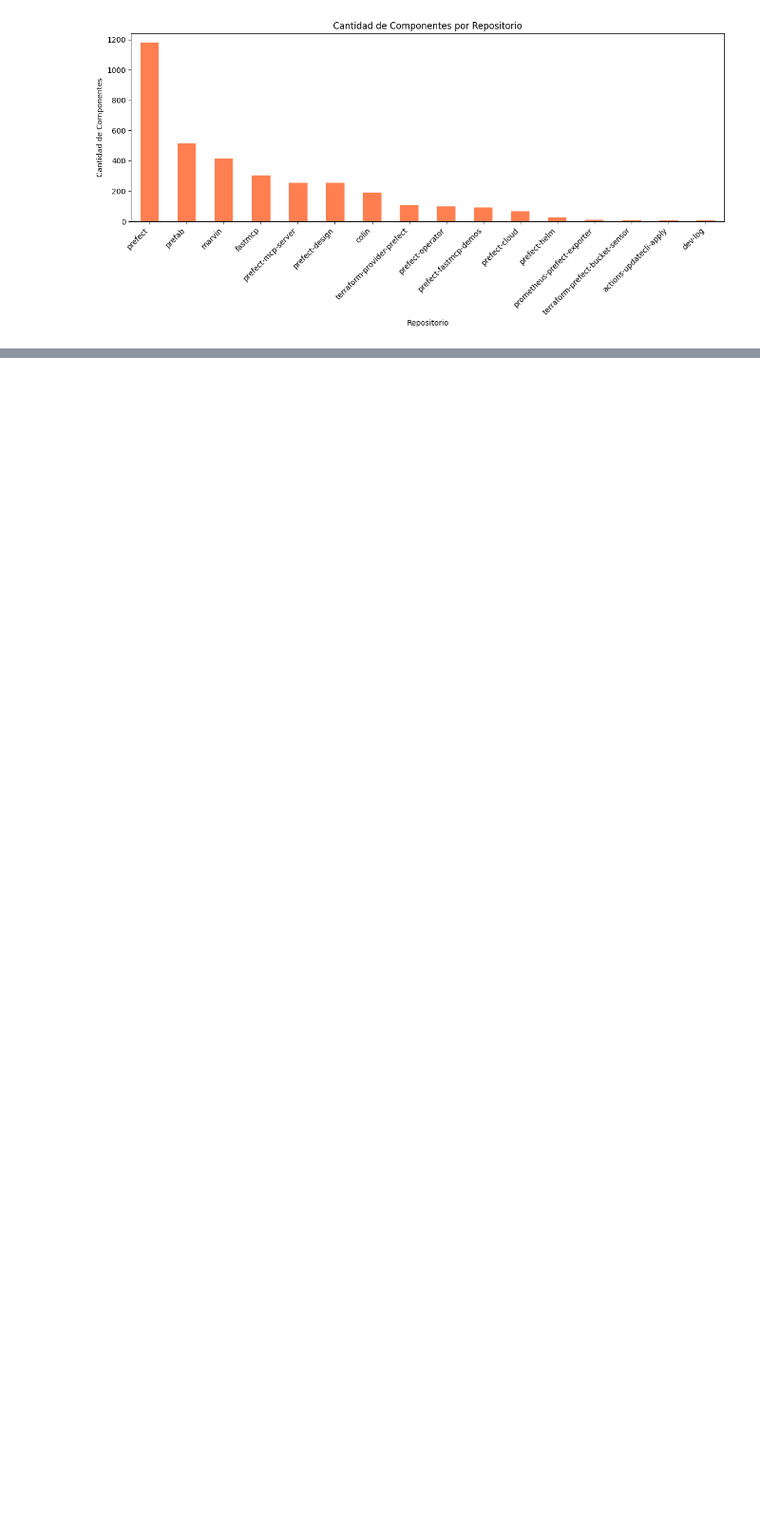
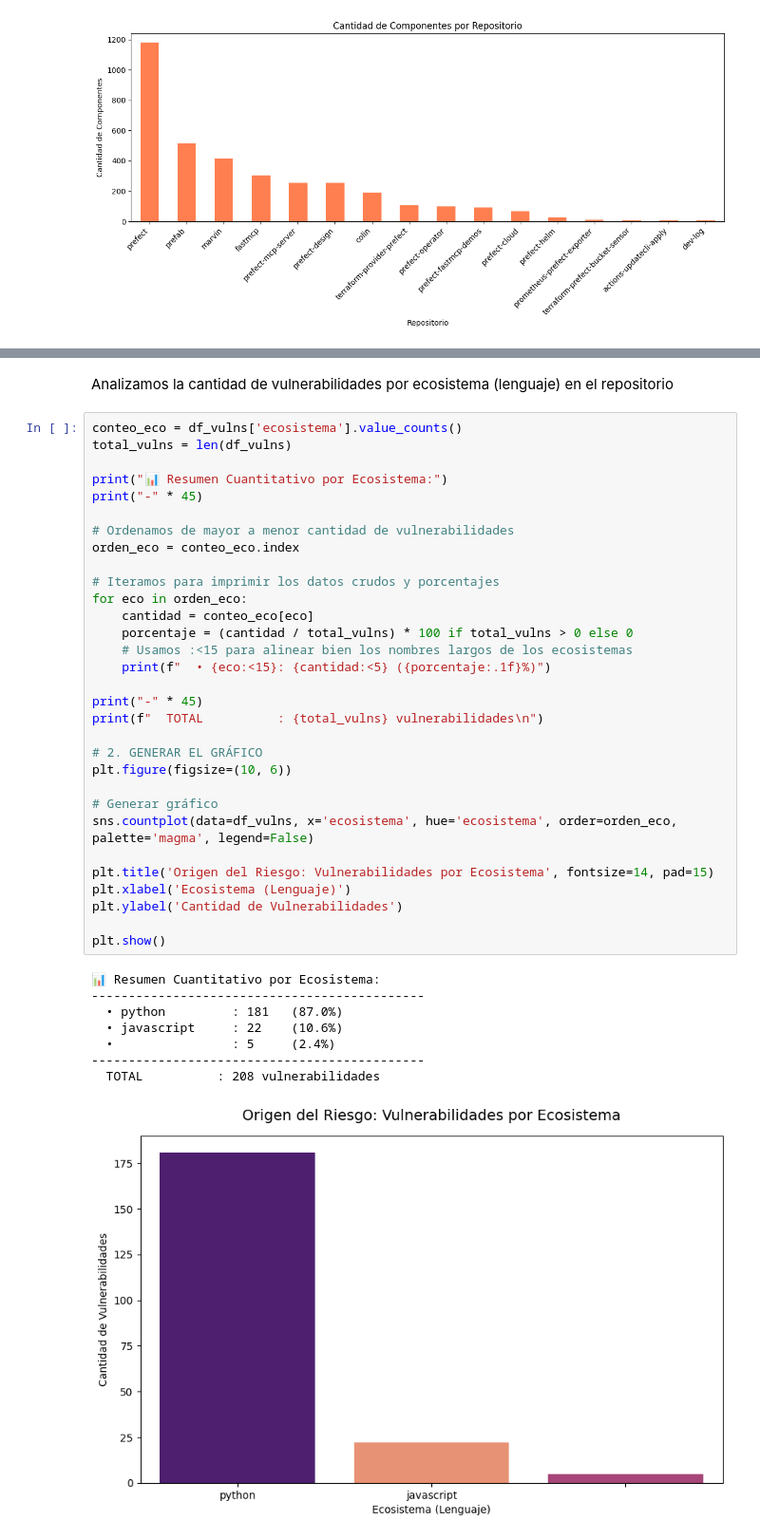
Before and after one commit to Fran416/Vulns-Analizer, a Jupyter notebook: notebooks/02_analisis_dependencias.ipynb, the cells around one changed output, grey strips where cells are left out. Shown at 95% size. Cells and saved outputs as stored; diff of their text form; blank space fills up the shorter version.

```diff
--- a/notebooks/02_analisis_dependencias.ipynb
+++ b/notebooks/02_analisis_dependencias.ipynb
@@ -381,0 +575,42 @@ print(f"  Registros: {len(df_components)}")
+# %% [markdown]
+Analizamos la cantidad de vulnerabilidades por ecosistema (lenguaje) en el repositorio
+# %%
+conteo_eco = df_vulns['ecosistema'].value_counts()
+total_vulns = len(df_vulns)
+
+print("📊 Resumen Cuantitativo por Ecosistema:")
+print("-" * 45)
+
+# Ordenamos de mayor a menor cantidad de vulnerabilidades
+orden_eco = conteo_eco.index
+
+# Iteramos para imprimir los datos crudos y porcentajes
+for eco in orden_eco:
+    cantidad = conteo_eco[eco]
+    porcentaje = (cantidad / total_vulns) * 100 if total_vulns > 0 else 0
+    # Usamos :<15 para alinear bien los nombres largos de los ecosistemas
+    print(f"  • {eco:<15}: {cantidad:<5} ({porcentaje:.1f}%)")
+
+print("-" * 45)
+print(f"  TOTAL          : {total_vulns} vulnerabilidades\n")
+
+# 2. GENERAR EL GRÁFICO
+plt.figure(figsize=(10, 6))
+
+# Generar gráfico
+sns.countplot(data=df_vulns, x='ecosistema', hue='ecosistema', order=orden_eco, palette='magma', legend=False)
+
+plt.title('Origen del Riesgo: Vulnerabilidades por Ecosistema', fontsize=14, pad=15)
+plt.xlabel('Ecosistema (Lenguaje)')
+plt.ylabel('Cantidad de Vulnerabilidades')
+
+plt.show()
+# %% [output]
+📊 Resumen Cuantitativo por Ecosistema:
+---------------------------------------------
+  • python         : 181   (87.0%)
+  • javascript     : 22    (10.6%)
+  •                : 5     (2.4%)
+---------------------------------------------
+  TOTAL          : 208 vulnerabilidades
+[figure, added]
```
Also changed, not shown: parts of 37 cells of this notebook.
